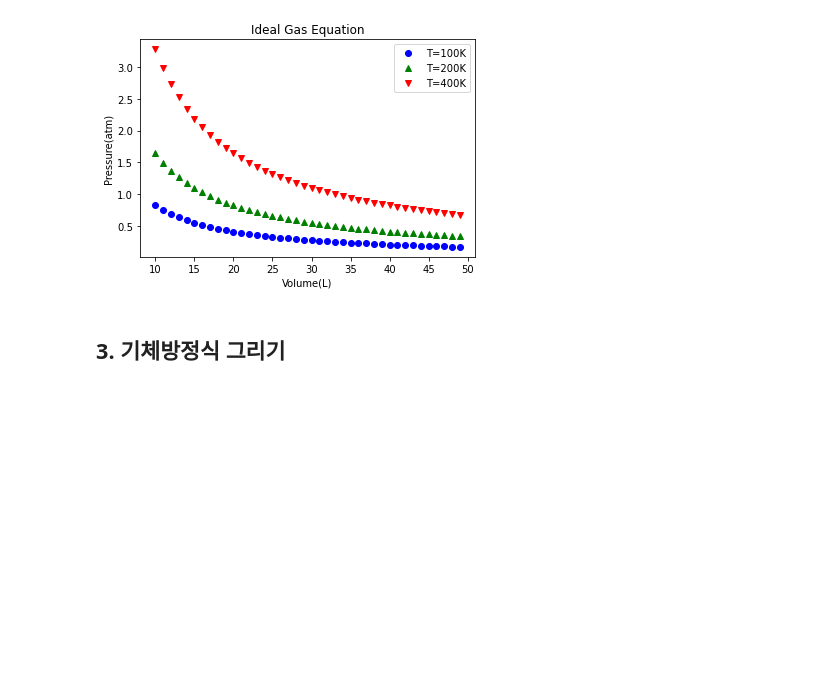
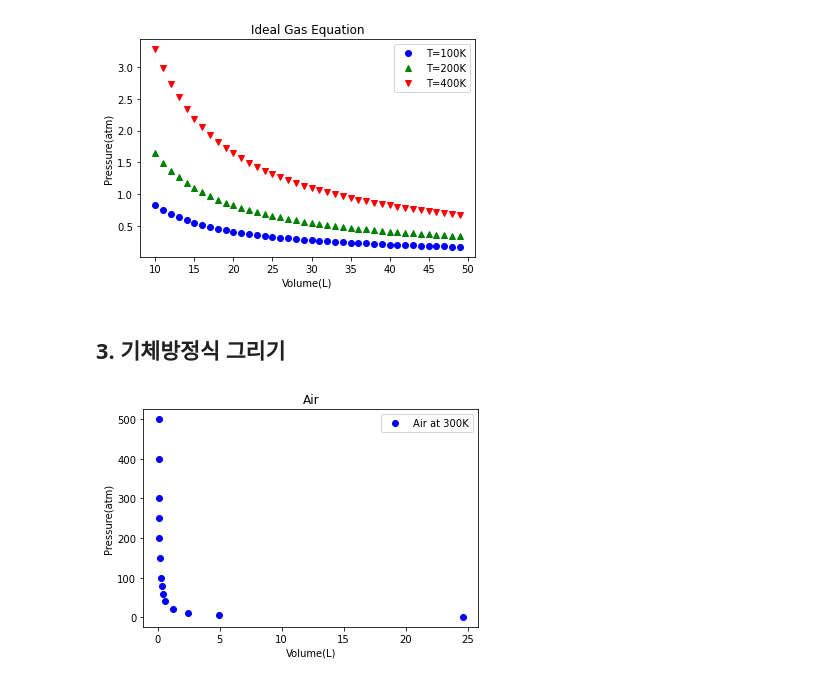
Before and after one commit to BrainNim/Study, a Jupyter notebook: K-MOOC/코딩으로 배우는 일반화학/week_2.ipynb, the cells around one changed output. Cells and saved outputs as stored; diff of their text form; code cells hidden in the pictures; blank space fills up the shorter version.

```diff
--- a/K-MOOC/코딩으로 배우는 일반화학/week_2.ipynb
+++ b/K-MOOC/코딩으로 배우는 일반화학/week_2.ipynb
@@ -93,4 +93,15 @@ plt.show()
 # %%
 # 실제 기체 그래프 실습
 P = np.array([1,5,10,20,40,60,80,100,150,200,250,300,400,500])
-V = np.array([])
+V = np.array([24.6125385, 4.9166001, 2.4551001, 1.2245962499999998, 0.6102673875000001, 0.40618852499999997, 0.3047029312499999, 0.24442695, 0.16531434, 0.12708724500000002, 0.105046973999999999, 0.090985244999999, 0.07429422375, 0.06480144900000001]) # 실험적 데이터
+# %%
+plt.plot(V,P, 'bo' , label='Air at 300K')
+
+plt.xlabel('Volume(L)')
+plt.ylabel('Pressure(atm)')
+plt.title('Air')
+
+plt.legend()
+plt.show()
+# %% [output]
+[figure, added]
```
Also changed, not shown: parts of 12 cells of this notebook.
